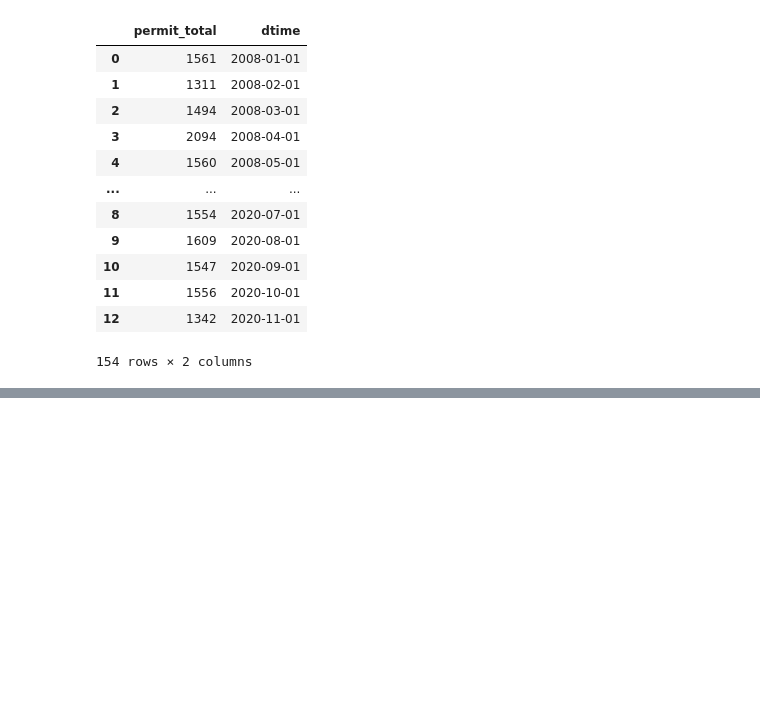
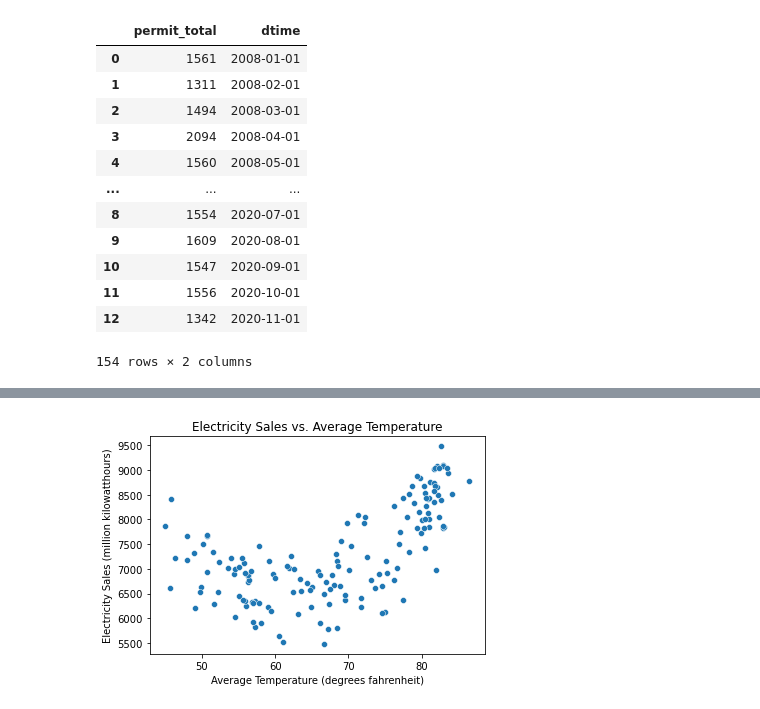
Before and after one commit to dunleavyjason/electricity_usage, a Jupyter notebook: merge_eda.ipynb, the cells around one changed output, grey strips where cells are left out. Cells and saved outputs as stored; diff of their text form; code cells hidden in the pictures; blank space fills up the shorter version.

```diff
--- a/merge_eda.ipynb
+++ b/merge_eda.ipynb
@@ -110,0 +112,7 @@ eia_permits_economic
+# %%
+sns.scatterplot(eia_permits_weather["avg_temp_deg_f"],eia_permits_weather["sales"])
+plt.xlabel("Average Temperature (degrees fahrenheit)")
+plt.ylabel("Electricity Sales (million kilowatthours)")
+plt.title("Electricity Sales vs. Average Temperature");
+# %% [output]
+[figure, added]
```
Also changed, not shown: parts of 12 cells of this notebook, 20 other files.
